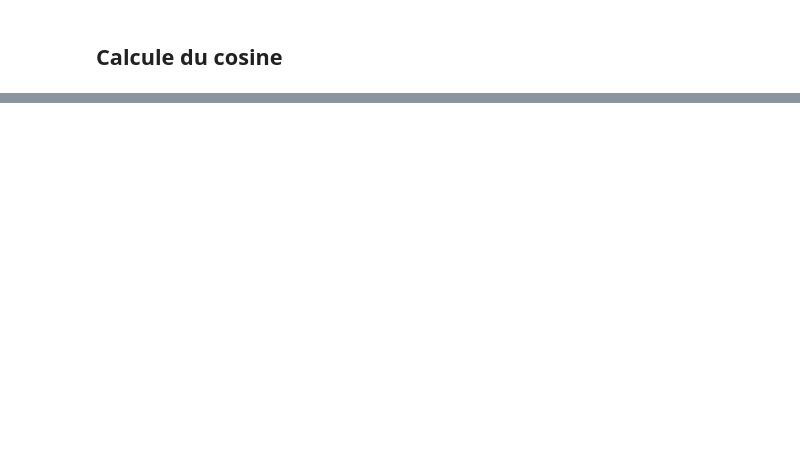
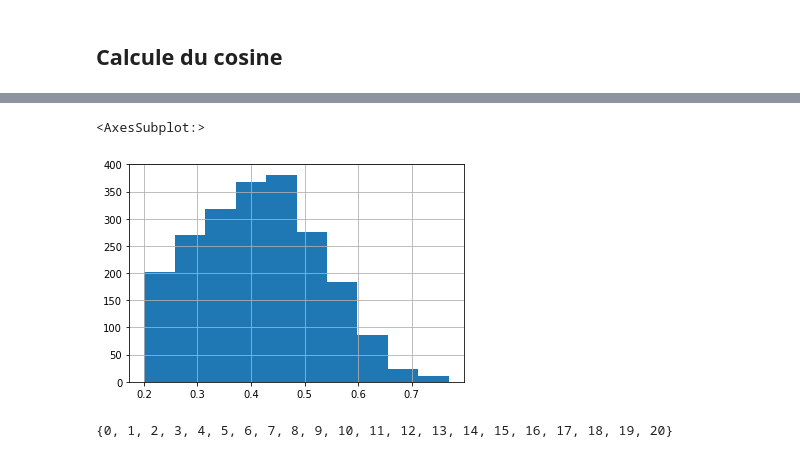
Before and after one commit to jphcoi/MADM, a Jupyter notebook: term_term_analysis.ipynb, the cells around one changed output, grey strips where cells are left out. Saved outputs shown, nothing was run; the diff lists cells and outputs as text; code cells hidden in the pictures; blank space fills up the shorter version.

Commit message:
mise à jour term_term

```diff
--- a/term_term_analysis.ipynb
+++ b/term_term_analysis.ipynb
@@ -143,0 +299,6 @@ array([[2, 0]])
+# %%
+mi_matrix = mutual_information_matrix(matrix= term_term)
+# %%
+list_voisin, list_voisin_dist = find_k_neighbor(mi_matrix = mi_matrix, precompute = "True")
+# %%
+df_voisin = matrix_to_df(list_voisin, list_voisin_dist, table)
@@ -143,0 +307,7 @@ array([[2, 0]])
+# %%
+df_voisin0 = df_voisin[["term_x", "term_y", "distances"]].loc[df_voisin["distances"]>= 0.2]
+# %%
+df_voisin0.distances.hist()
+# %% [output]
+<AxesSubplot:>
+[figure, added]
@@ -143,0 +316,7 @@ array([[2, 0]])
+# %%
+#first compute the best partition
+partition = community_louvain.best_partition(G, weight = "distances",resolution=2)
+list_communities = [partition[x] for x in partition]
+set(list_communities)
+# %% [output]
+{0, 1, 2, 3, 4, 5, 6, 7, 8, 9, 10, 11, 12, 13, 14, 15, 16, 17, 18, 19, 20}
```
Also changed, not shown: parts of 31 cells of this notebook.
